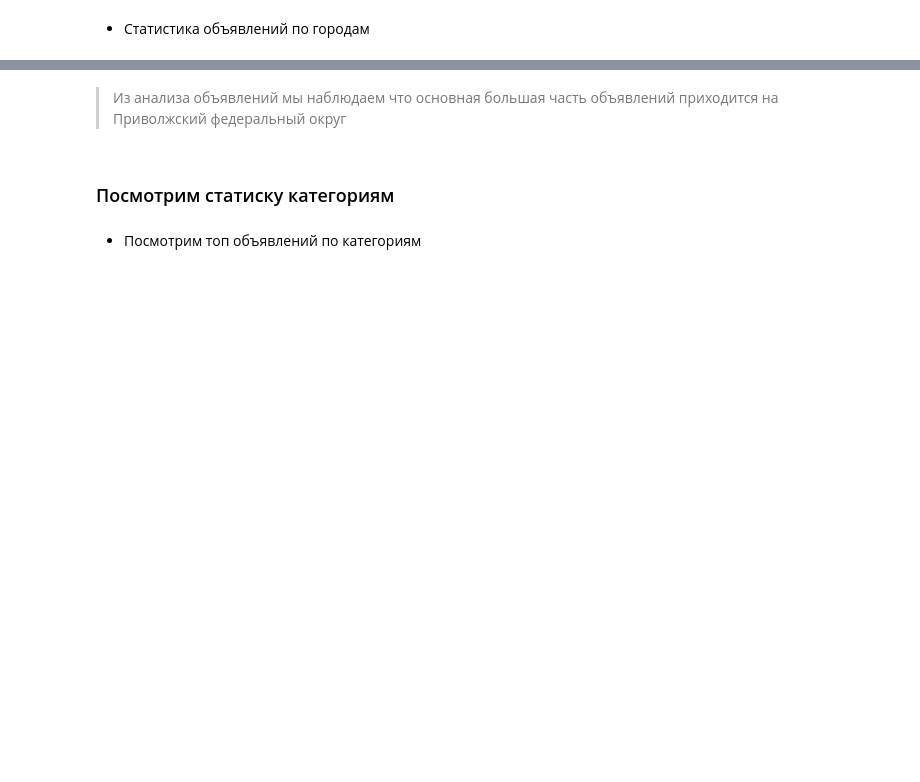
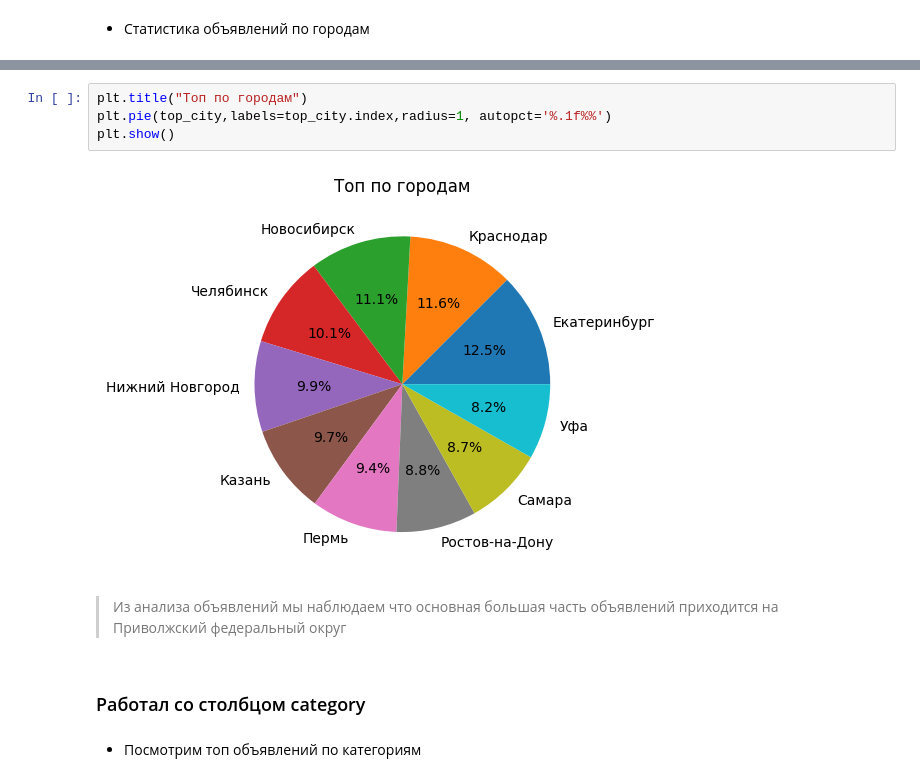
Before and after one commit to Purplex8/Avito-project, a Jupyter notebook: Avito_project_part1.ipynb, the cells around one changed output, grey strips where cells are left out. Saved outputs shown, nothing was run; the diff lists cells and outputs as text; blank space fills up the shorter version.

```diff
--- a/Avito_project_part1.ipynb
+++ b/Avito_project_part1.ipynb
@@ -305,6 +324,12 @@ print(top_region)
+# %%
+plt.title("Топ по городам")
+plt.pie(top_city,labels=top_city.index,radius=1, autopct='%.1f%%')
+plt.show()
+# %% [output]
+[figure, added]
 # %% [markdown]
 > Из анализа объявлений мы наблюдаем что основная большая часть объявлений приходится на Приволжский федеральный округ
 # %% [markdown]
-<h3>Посмотрим статиску категориям </h3>
+<h3>Работал со столбцом category </h3>
 # %% [markdown]
 * Посмотрим топ объявлений по категориям
```
Also changed, not shown: parts of 36 cells of this notebook.
